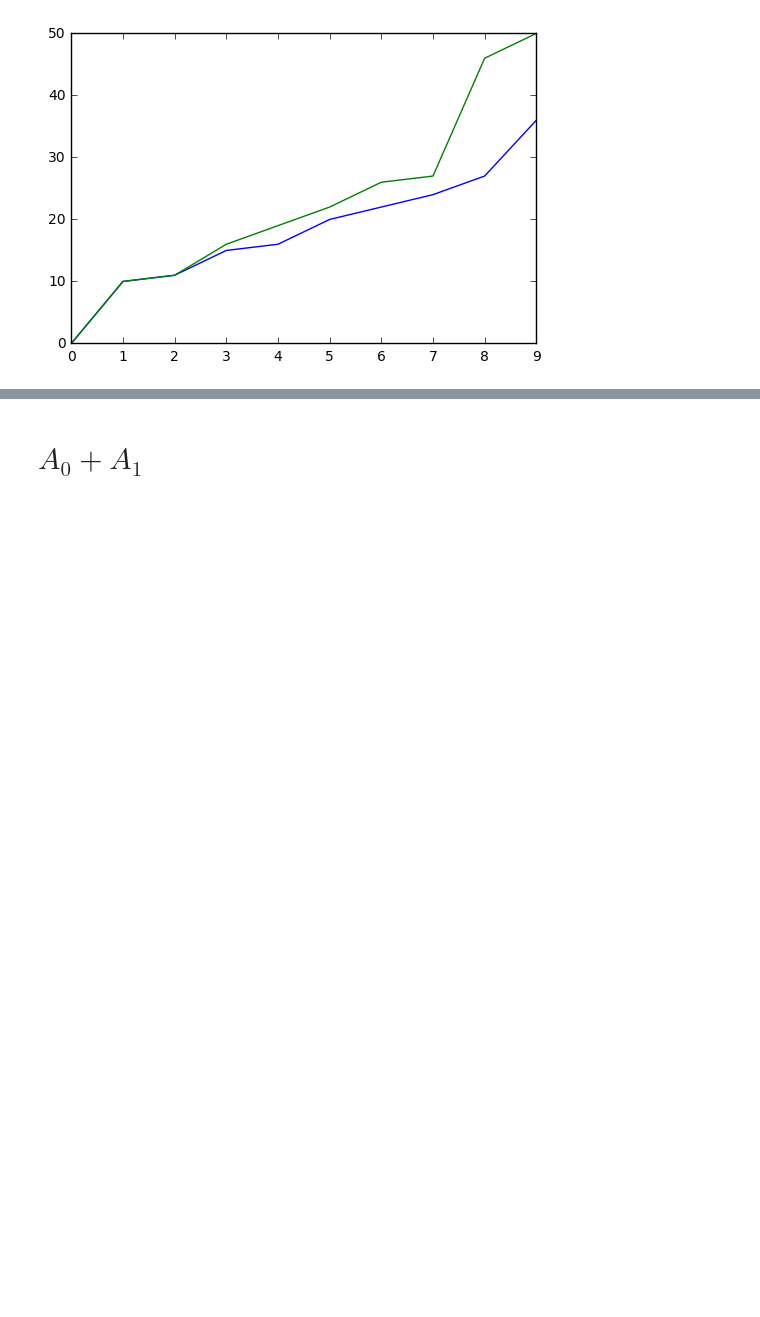
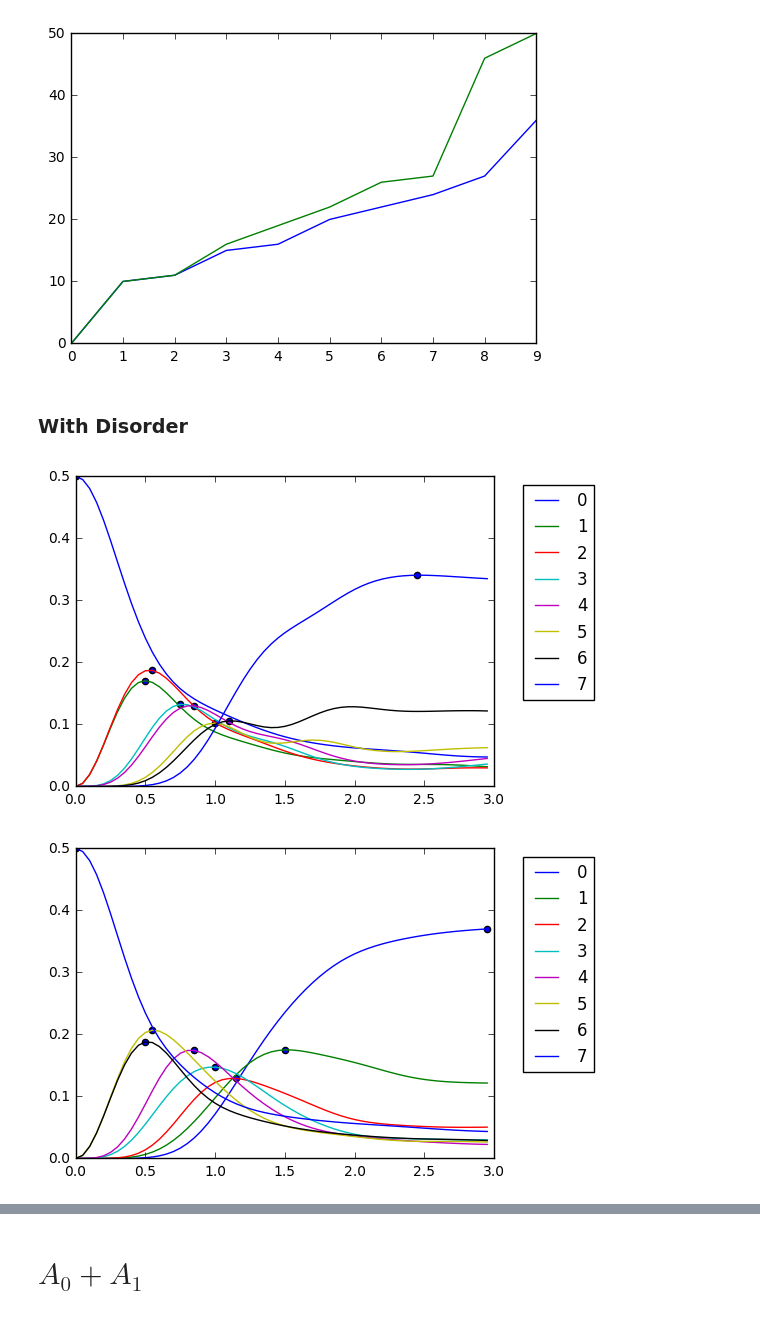
Before and after one commit to cnstahl/Asymmetric, a Jupyter notebook: python/Hamiltonian/Peaks.ipynb, the cells around one changed output, grey strips where cells are left out. Saved outputs shown, nothing was run; the diff lists cells and outputs as text; code cells hidden in the pictures; blank space fills up the shorter version.

```diff
--- a/python/Hamiltonian/Peaks.ipynb
+++ b/python/Hamiltonian/Peaks.ipynb
@@ -101,3 +115,5 @@ plt.plot(range(L-1),peaks[1,::-1])
 # %% [output]
 [<matplotlib.lines.Line2D at 0x...>]
 [figure]
+# %% [markdown]
+### With Disorder
@@ -103,0 +124,39 @@ plt.plot(range(L-1),peaks[1,::-1])
+# %%
+end = (int) (n*3)
+peaks = np.zeros((2,L-1))
+
+ax = plt.subplot(111)
+for i in range(L-1):
+    data = (weightfore9[i]+weightfore9[i+1])/2
+    for jdx, val in enumerate(data):
+        if (val > data[jdx+1]): peaks[0,i] = jdx; break
+    if (i%1==0):
+        ax.plot(np.arange(end)/n,data[:end], label = str(i))
+        ax.scatter(peaks[0,i]/n, data[(int)(peaks[0,i])])
+box = ax.get_position()
+ax.set_position([box.x0, box.y0, box.width * 0.9, box.height])
+ax.legend(bbox_to_anchor=(1.05, 1), loc=2)
+plt.ylim(0,.5)
+plt.xlim(0,3)
+plt.show()
+
+ax = plt.subplot(111)
+for i in range(L-1):
+    data = (weightback9[i]+weightback9[i+1])/2
+    for jdx, val in enumerate(data):
+        if (val > data[jdx+1]):
+            peaks[1,i] = jdx
+            break
+        if (jdx == 58): peaks[1,i] = 59; break
+    if (i%1==0):
+        ax.plot(np.arange(end)/n,data[:end], label = str(i))
+        ax.scatter(peaks[1,i]/n, data[(int)(peaks[1,i])])
+box = ax.get_position()
+ax.set_position([box.x0, box.y0, box.width * 0.9, box.height])
+ax.legend(bbox_to_anchor=(1.05, 1), loc=2)
+plt.ylim(0,.5)
+plt.xlim(0,3)
+plt.show()
+# %% [output]
+[figure, added]
+[figure, added]
```
Also changed, not shown: parts of 12 cells of this notebook, 17 other files.
